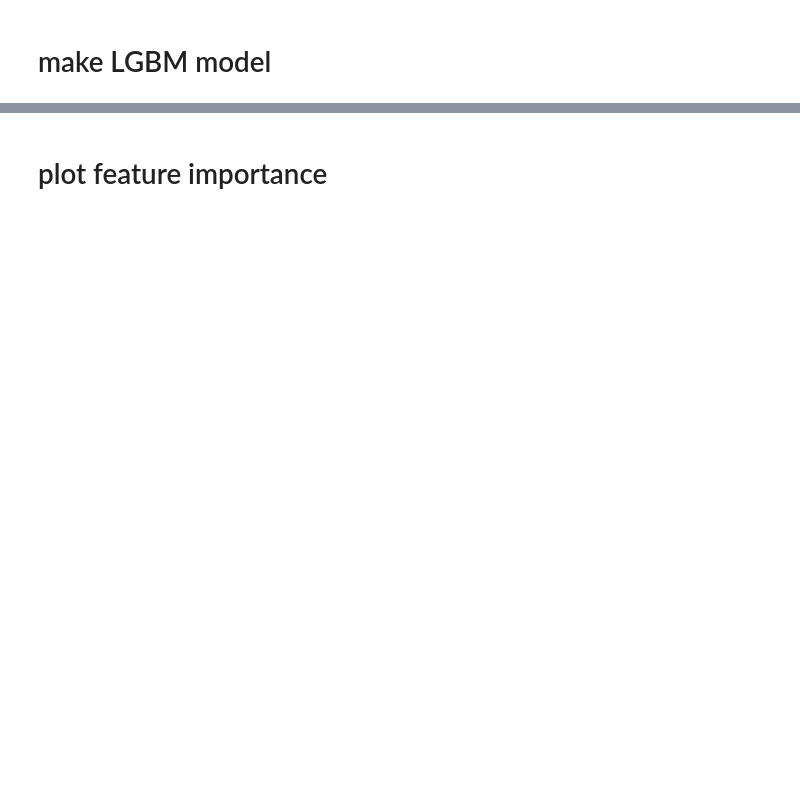
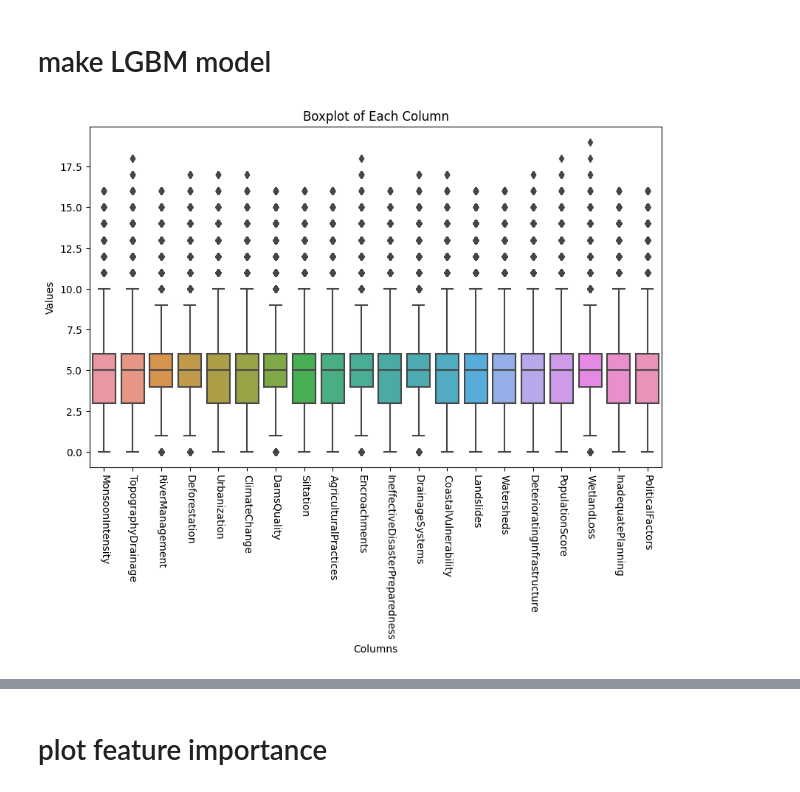
Before and after one commit to yutowac/DataScience, a Jupyter notebook: competition-lgbm.ipynb, the cells around one changed output, grey strips where cells are left out. Cells and saved outputs as stored; diff of their text form; code cells hidden in the pictures; blank space fills up the shorter version.

```diff
--- a/competition-lgbm.ipynb
+++ b/competition-lgbm.ipynb
@@ -32,0 +121,10 @@ target_df = train_data['FloodProbability']
+# %%
+plt.figure(figsize=(10, 6))
+sns.boxplot(data=train_df)
+plt.title('Boxplot of Each Column')
+plt.xlabel('Columns')
+plt.ylabel('Values')
+plt.xticks(rotation=90)
+plt.show()
+# %% [output]
+[figure, added]
```
Also changed, not shown: parts of 22 cells of this notebook.
